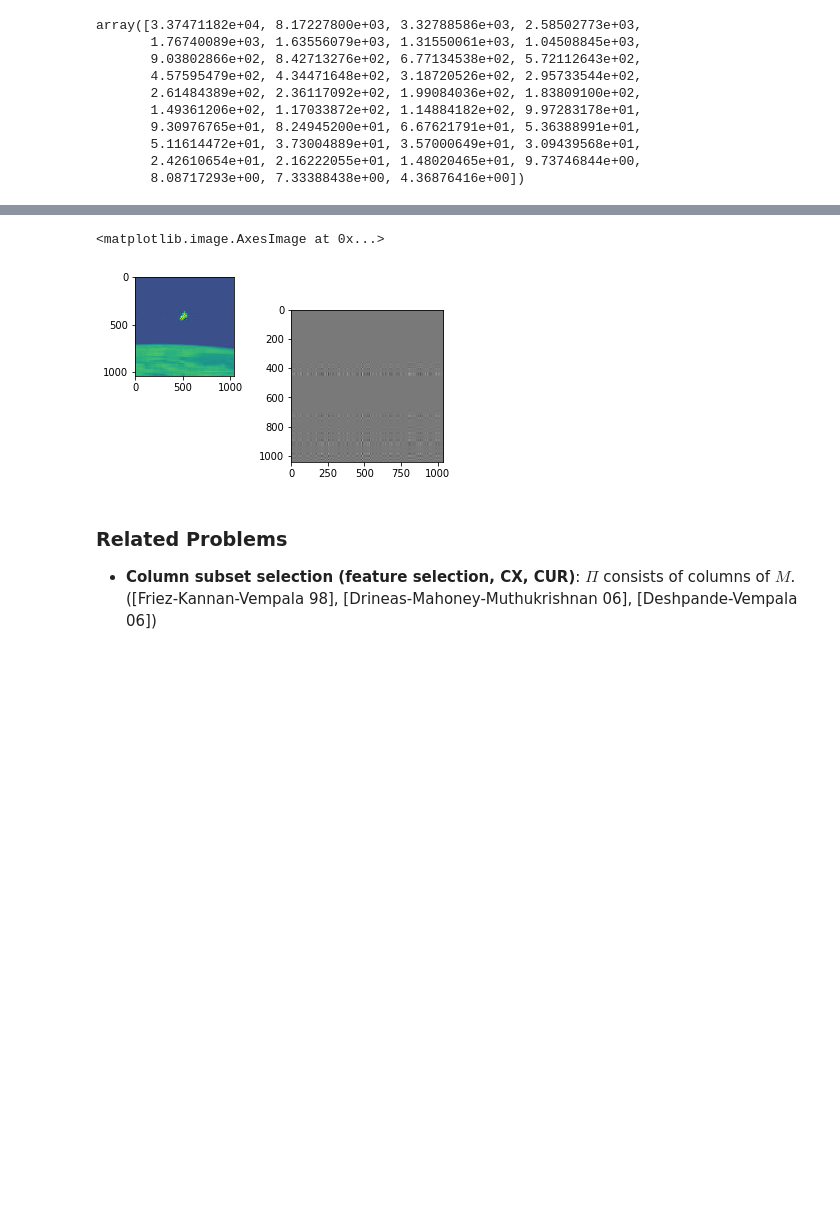
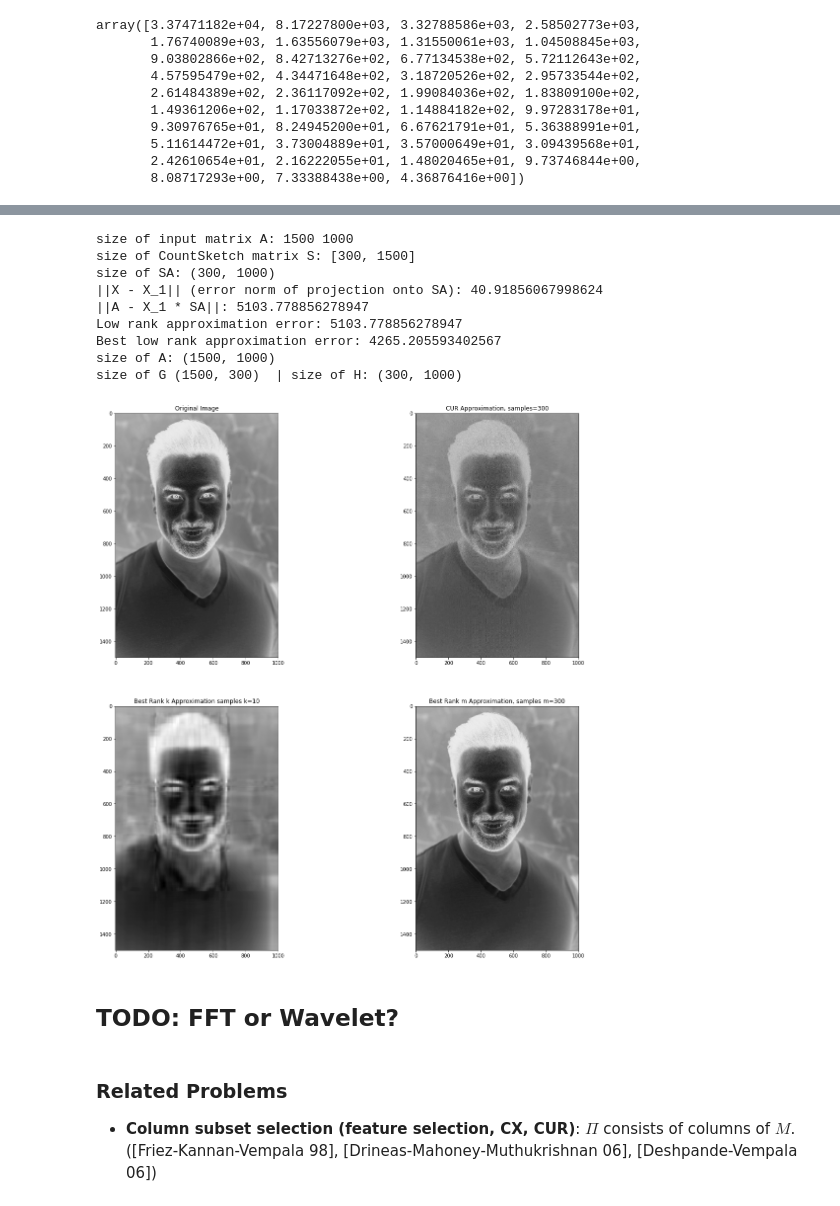
Before and after one commit to ch00226855/Online-Efficient-Data-Compression, a Jupyter notebook: Online Low-Rank Approximation.ipynb, the cells around one changed output, grey strips where cells are left out. Saved outputs shown, nothing was run; the diff lists cells and outputs as text; code cells hidden in the pictures; blank space fills up the shorter version.

```diff
--- a/Online Low-Rank Approximation.ipynb
+++ b/Online Low-Rank Approximation.ipynb
@@ -80,7 +80,7 @@ def input_mat(n, d, r, seed=42):
     np.random.seed(seed)
     M = np.random.rand(n, d)
     U, S, V = np.linalg.svd(M, full_matrices=False)
-    diagonal = np.hstack([np.linspace(1, 10, r), np.zeros(d - r)])
+    diagonal = np.hstack([np.linspace(1, 10, r), np.ones(d - r) * 1e-6])
     new_S = np.diag(diagonal)
     return U.dot(new_S).dot(V)
 
@@ -339,7 +339,12 @@ Let's try to compress the following image
 <img src="Data/Images/SpaceWalk_2.jpg" width="400">
 # %%
 from PIL import Image
-img = Image.open("Data/Images/SpaceWalk_2.jpg")
+from io import BytesIO
+import requests
+response = requests.get(url)
+img = Image.open(BytesIO(response.content))
+# img = Image.open("Data/Images/SpaceWalk_2.jpg")
+# img = Image.open("Data/Images/Face.jpg")
 img = np.array(img)
 print("Size of image:", img.shape)
 # %% [output]
@@ -366,7 +369,8 @@ def lra_countsketch(A, k, m=None):
 
     # Step 1: sample 10% rows and construct m*n CountSketch matrix
     if m is None:
-        m = n // 10
+        m = n // 5
+#         m = n // 10
     # m = 1000
     S_size, S_h, S_sigma = count_sketch(m, n)
     print("size of CountSketch matrix S:", S_size)
@@ -399,4 +403,4 @@ def lra_countsketch(A, k, m=None):
                                                                ord=2))
     print('size of A:', A.shape)
     print('size of G', X_approx.shape, ' | size of H:', SA.shape)
-    return X_approx, SA
+    return X_approx, SA, m
@@ -417,19 +440,37 @@ size of G (1041, 104)  | size of H: (104, 1041)
 # %%
+A = img[:, :, 0]
+G, H, m = lra_countsketch(A, k)
+
 plt.figure(figsize=(20, 20))
 fig = plt.subplot(221)
 fig.imshow(A, cmap=matplotlib.cm.binary)
 fig.set_title("Original Image")
+
 fig = plt.subplot(222)
 fig.imshow(G.dot(H), cmap=matplotlib.cm.binary)
-fig.set_title("Low Rank Approximation")
+fig.set_title("CUR Approximation, samples=%d" % m)
+
 fig = plt.subplot(223)
-fig.imshow(low_rank_approx(A, k))
-fig.set_title("Best Rank k Approximation")
+fig.imshow(low_rank_approx(A, k), cmap=matplotlib.cm.binary)
+fig.set_title("Best Rank k Approximation samples k=%d" % k)
+
 fig = plt.subplot(224)
-fig.imshow
+fig.imshow(low_rank_approx(A, m), cmap=matplotlib.cm.binary)
+fig.set_title("Best Rank m Approximation, samples m=%d" % m)
+plt.show()
 # %% [output]
-<matplotlib.image.AxesImage at 0x...>
+size of input matrix A: 1500 1000
+size of CountSketch matrix S: [300, 1500]
+size of SA: (300, 1000)
+||X - X_1|| (error norm of projection onto SA): 40.91856067998624
+||A - X_1 * SA||: 5103.778856278947
+Low rank approximation error: 5103.778856278947
+Best low rank approximation error: 4265.205593402567
+size of A: (1500, 1000)
+size of G (1500, 300)  | size of H: (300, 1000)
-[figure, old version]
+[figure, new version]
+# %% [markdown]
+## TODO: FFT or Wavelet?
 # %% [markdown]
 ### Related Problems
 - **Column subset selection (feature selection, CX, CUR)**: $\Pi$ consists of columns of $M$. ([Friez-Kannan-Vempala 98], [Drineas-Mahoney-Muthukrishnan 06], [Deshpande-Vempala 06])
```
Also changed, not shown: parts of 7 cells of this notebook.
